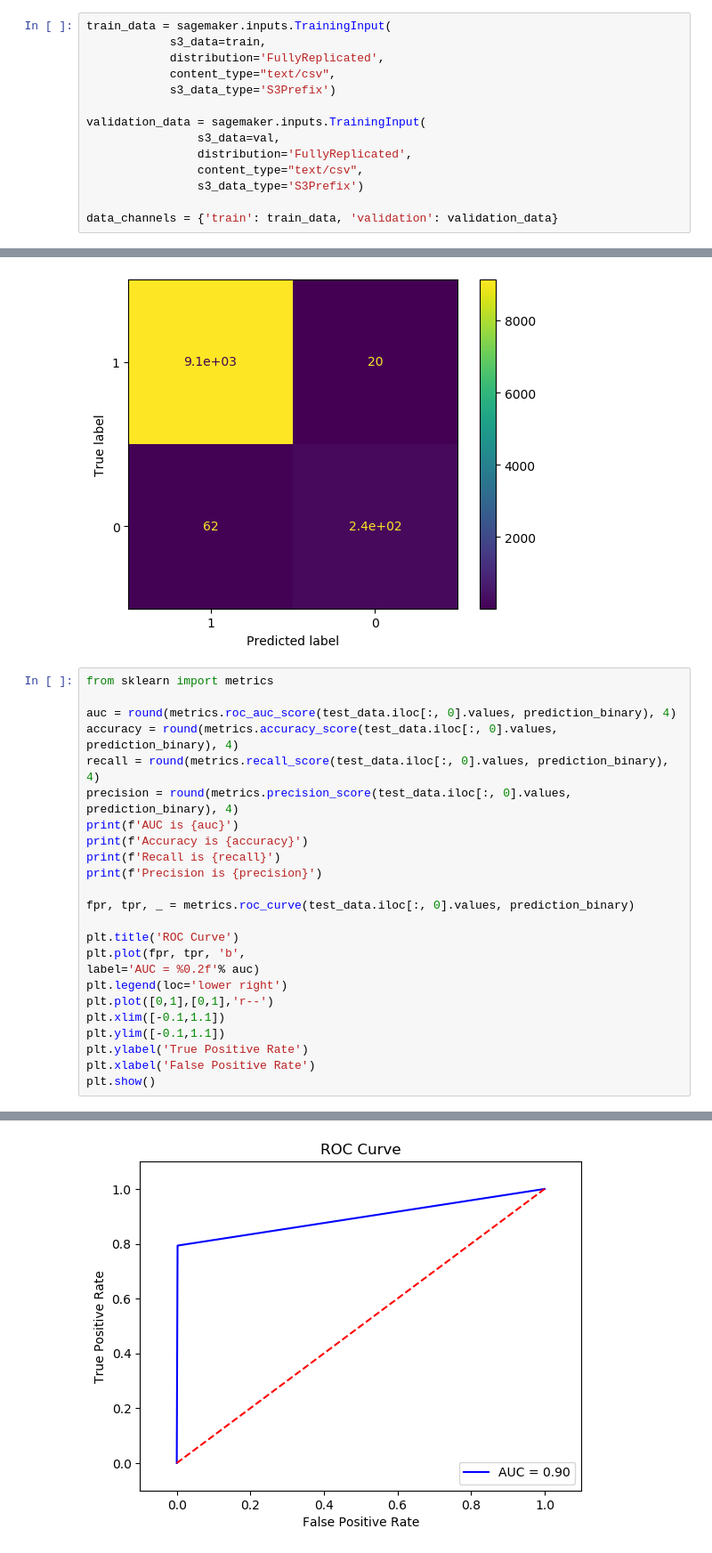
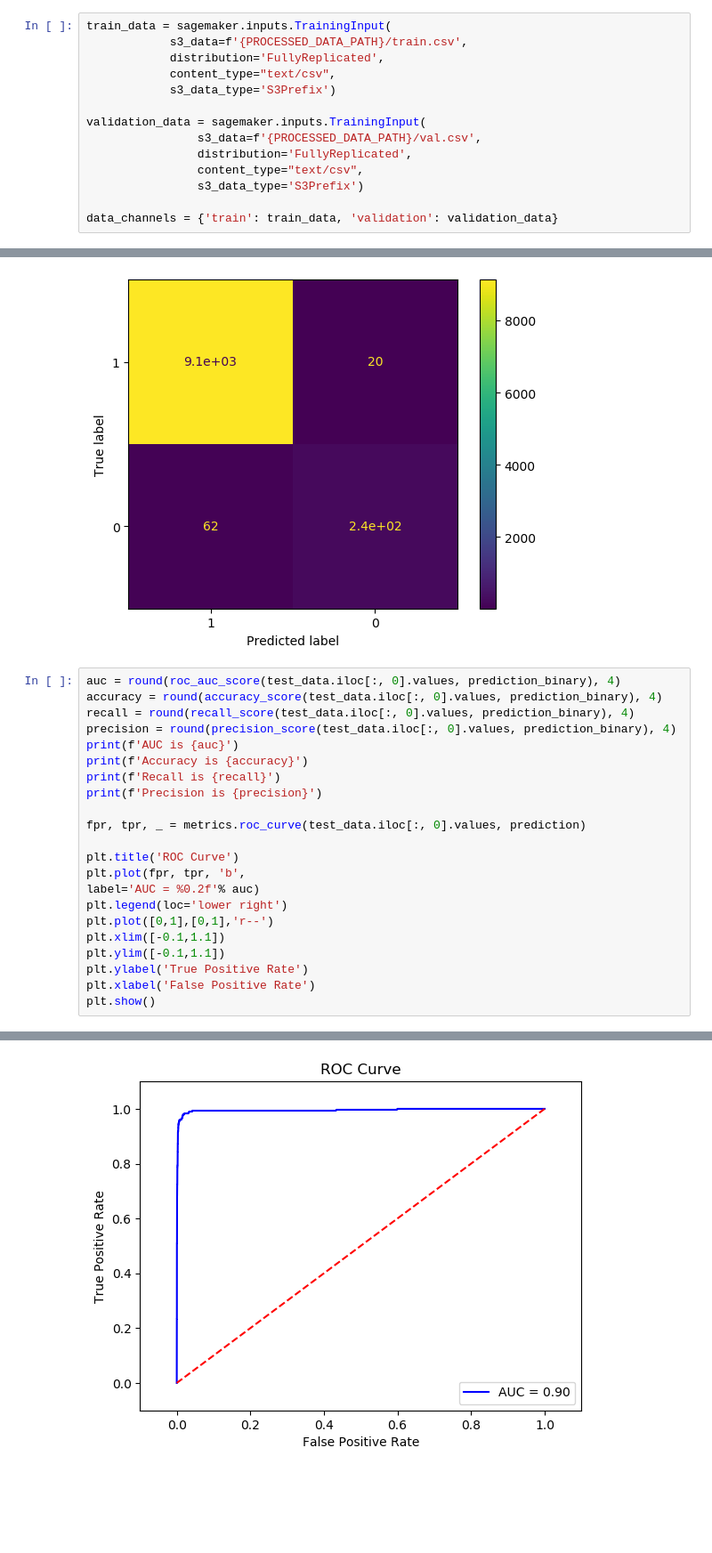
Before and after one commit to d-one/d-one-mlops-aws, a Jupyter notebook: xgboost_pipeline.ipynb, the cells around one changed output, grey strips where cells are left out. Shown at 89% size. Saved outputs shown, nothing was run; the diff lists cells and outputs as text; blank space fills up the shorter version.

```diff
--- a/xgboost_pipeline.ipynb
+++ b/xgboost_pipeline.ipynb
@@ -546,12 +593,12 @@ df.head()
 # %%
 train_data = sagemaker.inputs.TrainingInput(
-            s3_data=train,
+            s3_data=f'{PROCESSED_DATA_PATH}/train.csv',
             distribution='FullyReplicated',
             content_type="text/csv",
             s3_data_type='S3Prefix')
 
 validation_data = sagemaker.inputs.TrainingInput(
-                s3_data=val,
+                s3_data=f'{PROCESSED_DATA_PATH}/val.csv',
                 distribution='FullyReplicated',
                 content_type="text/csv",
                 s3_data_type='S3Prefix')
@@ -811,34 +794,32 @@ plt.show()
 # %% [output]
 [figure]
 # %%
-from sklearn import metrics
-
-auc = round(metrics.roc_auc_score(test_data.iloc[:, 0].values, prediction_binary), 4)
-accuracy = round(metrics.accuracy_score(test_data.iloc[:, 0].values, prediction_binary), 4)
-recall = round(metrics.recall_score(test_data.iloc[:, 0].values, prediction_binary), 4)
-precision = round(metrics.precision_score(test_data.iloc[:, 0].values, prediction_binary), 4)
+auc = round(roc_auc_score(test_data.iloc[:, 0].values, prediction_binary), 4)
+accuracy = round(accuracy_score(test_data.iloc[:, 0].values, prediction_binary), 4)
+recall = round(recall_score(test_data.iloc[:, 0].values, prediction_binary), 4)
+precision = round(precision_score(test_data.iloc[:, 0].values, prediction_binary), 4)
 print(f'AUC is {auc}')
 print(f'Accuracy is {accuracy}')
 print(f'Recall is {recall}')
 print(f'Precision is {precision}')
 
-fpr, tpr, _ = metrics.roc_curve(test_data.iloc[:, 0].values, prediction_binary)
+fpr, tpr, _ = metrics.roc_curve(test_data.iloc[:, 0].values, prediction)
 
 plt.title('ROC Curve')
 plt.plot(fpr, tpr, 'b',
 label='AUC = %0.2f'% auc)
 plt.legend(loc='lower right')
 plt.plot([0,1],[0,1],'r--')
 plt.xlim([-0.1,1.1])
 plt.ylim([-0.1,1.1])
 plt.ylabel('True Positive Rate')
 plt.xlabel('False Positive Rate')
 plt.show()
 # %% [output]
 AUC is 0.8956
 Accuracy is 0.9913
 Recall is 0.7933
 Precision is 0.9225
-[figure, old version]
+[figure, new version]
 # %%
 test_data['subtraction'].value_counts()
```
Also changed, not shown: parts of 43 cells of this notebook, 1 other file.
